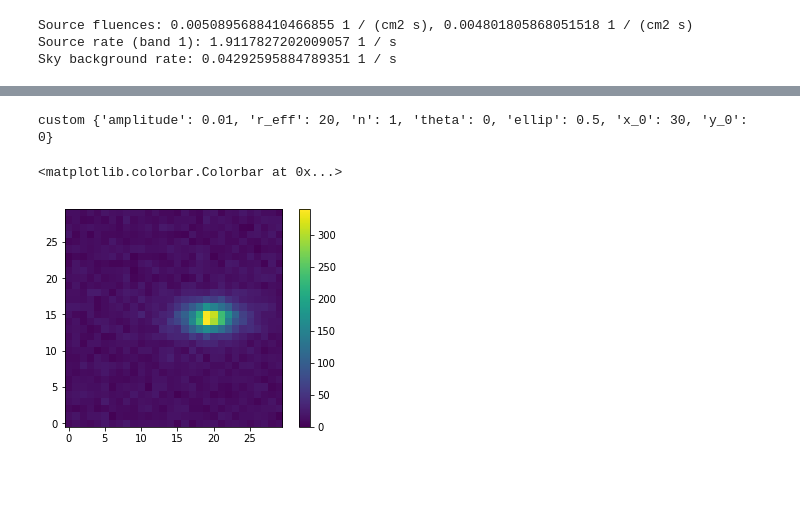
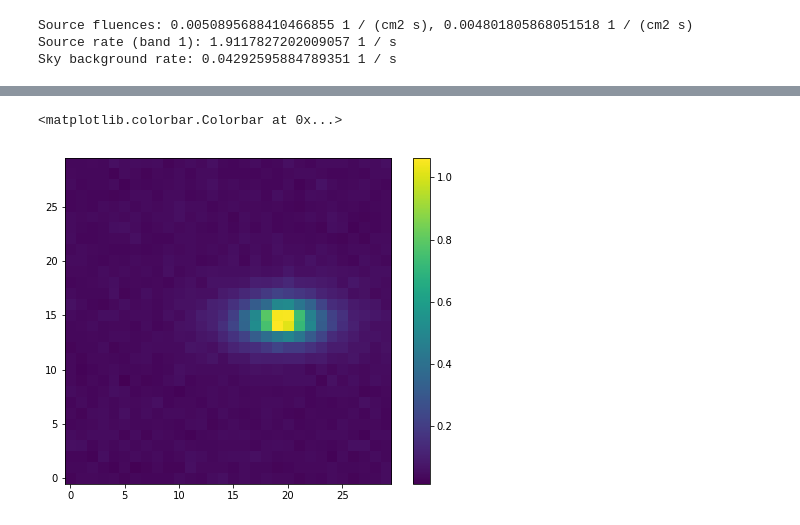
Before and after one commit to hpearnshaw/tdsat, a Jupyter notebook: Image Simulation.ipynb, the cells around one changed output, grey strips where cells are left out. Cells and saved outputs as stored; diff of their text form; code cells hidden in the pictures; blank space fills up the shorter version.

```diff
--- a/Image Simulation.ipynb
+++ b/Image Simulation.ipynb
@@ -77,12 +171,15 @@ plt.colorbar()
 # %%
-# Part 2, simulate reference image, without source, 5 exposures (to-do)
+# Part 2, simulate reference image, without source, 5 exposures
+# Currently a perfect co-add
+n_exp = 5
+ref_image = construct_image(frame, pixel_size, exposure, psf_fwhm, read_noise, \
+                            gal_type=galaxy, gal_params=gal_params, source=None, sky_rate=sky_rate, n_exp=n_exp)
 
-ref_image = construct_image(frame, pixel_size, exposure, psf_fwhm, read_noise, \
-                            gal_type=galaxy, gal_params=gal_params, source=None, sky_rate=sky_rate)
+ref_image_rate = ref_image / (n_exp * exposure.value)
 
-plt.imshow(ref_image, cmap='viridis', aspect=1, origin='lower')
+plt.figure(figsize=[8,6])
+plt.imshow(ref_image_rate, cmap='viridis', aspect=1, origin='lower')
 plt.colorbar()
 # %% [output]
-custom {'amplitude': 0.01, 'r_eff': 20, 'n': 1, 'theta': 0, 'ellip': 0.5, 'x_0': 30, 'y_0': 0}
+<matplotlib.colorbar.Colorbar at 0x...>
-<matplotlib.colorbar.Colorbar at 0x...>
-[figure, old version]
+[figure, new version]
```
Also changed, not shown: parts of 8 cells of this notebook, 2 other files.
